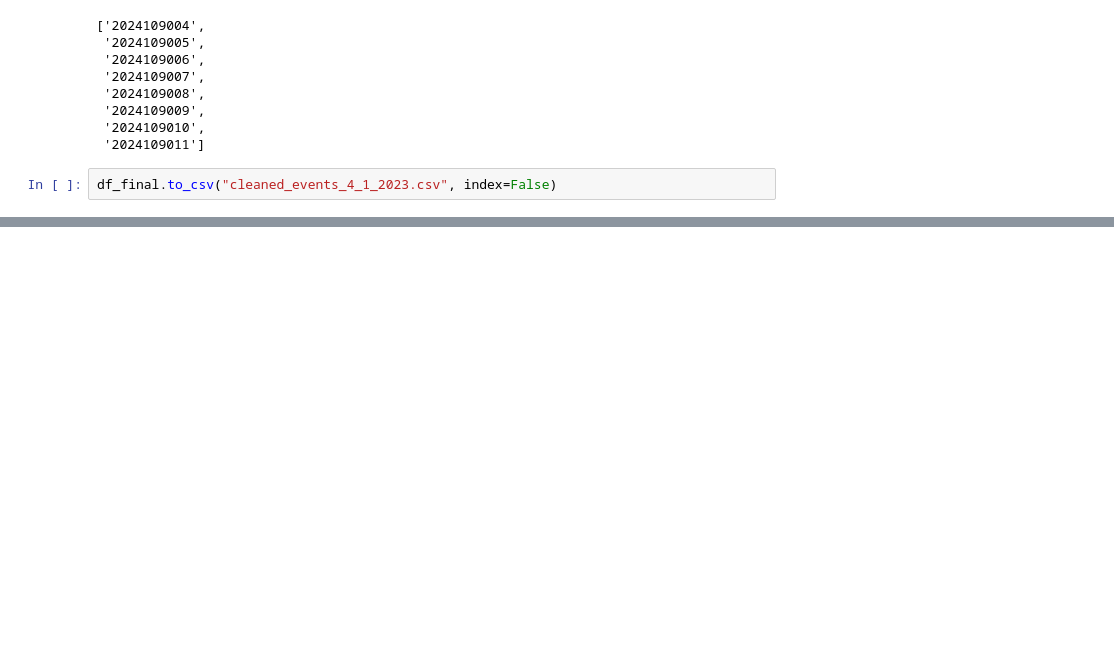
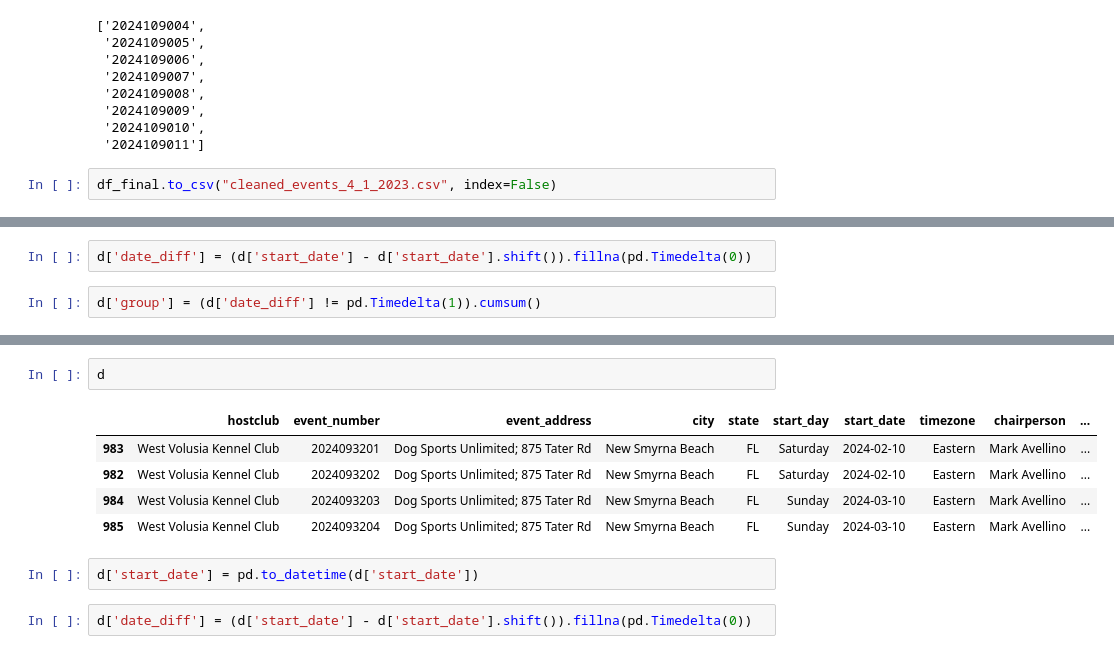
Before and after one commit to Pechi77/update_events_streamlit, a Jupyter notebook: Untitled.ipynb, the cells around one changed output, grey strips where cells are left out. Cells and saved outputs as stored; diff of their text form; blank space fills up the shorter version.

```diff
--- a/Untitled.ipynb
+++ b/Untitled.ipynb
@@ -684,0 +732,4 @@ df_final.to_csv("cleaned_events_4_1_2023.csv", index=False)
+# %%
+d['date_diff'] = (d['start_date'] - d['start_date'].shift()).fillna(pd.Timedelta(0))
+# %%
+d['group'] = (d['date_diff'] != pd.Timedelta(1)).cumsum()
@@ -684,0 +744,12 @@ df_final.to_csv("cleaned_events_4_1_2023.csv", index=False)
+# %%
+d
+# %% [output]
+|  | hostclub | event_number | event_address | city | state | start_day | start_date | timezone | chairperson | ... |
+| 983 | West Volusia Kennel Club | 2024093201 | Dog Sports Unlimited; 875 Tater Rd | New Smyrna Beach | FL | Saturday | 2024-02-10 | Eastern | Mark Avellino | ... |
+| 982 | West Volusia Kennel Club | 2024093202 | Dog Sports Unlimited; 875 Tater Rd | New Smyrna Beach | FL | Saturday | 2024-02-10 | Eastern | Mark Avellino | ... |
+| 984 | West Volusia Kennel Club | 2024093203 | Dog Sports Unlimited; 875 Tater Rd | New Smyrna Beach | FL | Sunday | 2024-03-10 | Eastern | Mark Avellino | ... |
+| 985 | West Volusia Kennel Club | 2024093204 | Dog Sports Unlimited; 875 Tater Rd | New Smyrna Beach | FL | Sunday | 2024-03-10 | Eastern | Mark Avellino | ... |
+# %%
+d['start_date'] = pd.to_datetime(d['start_date'])
+# %%
+d['date_diff'] = (d['start_date'] - d['start_date'].shift()).fillna(pd.Timedelta(0))
```
Also changed, not shown: parts of 50 cells of this notebook, 3 other files.
